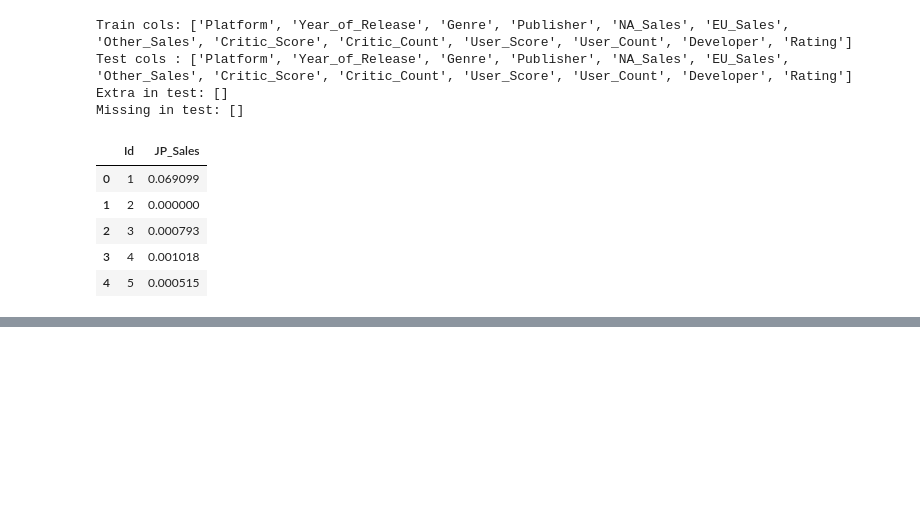
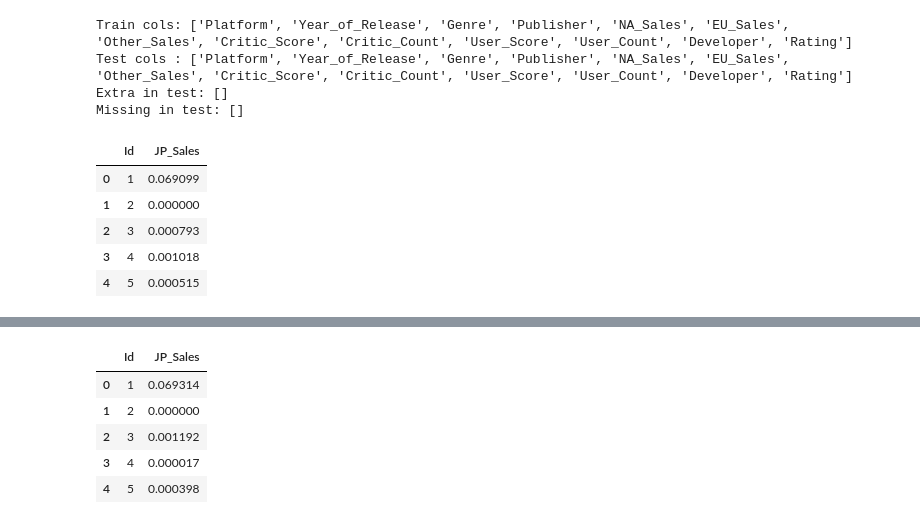
Before and after one commit to alehay/lab_machine_learning, a Jupyter notebook: video_games/lab_fixed_2.ipynb, the cells around one changed output, grey strips where cells are left out. Saved outputs shown, nothing was run; the diff lists cells and outputs as text; code cells hidden in the pictures; blank space fills up the shorter version.

```diff
--- a/video_games/lab_fixed_2.ipynb
+++ b/video_games/lab_fixed_2.ipynb
@@ -371,0 +382,80 @@ Best params: {'learning_rate': 0.02815592888411366, 'depth': 9, 'l2_leaf_reg': 1
+# %%
+from sklearn.model_selection import train_test_split
+
+test_df = pd.read_csv(TEST_PATH)
+test_X = test_df.drop(columns=[c for c in [TARGET] if c in test_df.columns], errors="ignore").copy()
+
+# как в train: drop Name
+if "Name" in test_X.columns:
+    test_X = test_X.drop(columns=["Name"])
+
+# User_Score -> numeric
+if "User_Score" in test_X.columns:
+    test_X["User_Score"] = pd.to_numeric(test_X["User_Score"], errors="coerce")
+
+test_X = test_X.reindex(columns=X.columns)
+
+# 1) Ridge full
+ridge_pipe_final = make_ridge_pipe(X, alpha=2.0, min_freq=50)
+ridge_pipe_final.fit(X, y)
+pred_ridge = np.clip(ridge_pipe_final.predict(test_X), 0, None)
+
+# 2) CatBoost final с holdout
+X_tr, X_va, y_tr, y_va = train_test_split(X, y, test_size=0.10, random_state=RANDOM_STATE)
+
+cat_cols = [c for c in ["Platform","Genre","Publisher","Developer","Rating"] if c in X_tr.columns]
+
+cat_cols = [c for c in ["Platform","Genre","Publisher","Developer","Rating"] if c in X_tr.columns]
+for c in cat_cols:
+    X_tr[c] = X_tr[c].astype("string").fillna("__MISSING__")
+    X_va[c] = X_va[c].astype("string").fillna("__MISSING__")
+    test_X[c] = test_X[c].astype("string").fillna("__MISSING__")
+
+cb_final = CatBoostRegressor(
+    loss_function="MAE",
+    iterations=30000,
+    learning_rate= 0.01035676342807933,
+    depth=7,
+    l2_leaf_reg=11.752852754960536,
+    random_strength=2.254576363272061,
+    bootstrap_type="Bayesian",
+    bagging_temperature=0.7923093913587462,
+    random_seed=RANDOM_STATE,
+    verbose=False,
+    one_hot_max_size = 18,
+    max_ctr_complexity = 4
+
+)
+
+cb_final.fit(
+    X_tr, y_tr,
+    cat_features=cat_idx,
+    eval_set=(X_va, y_va),
+    use_best_model=True,
+    early_stopping_rounds=500
+)
+
+
+
+print("Train cols:", list(X.columns))
+print("Test cols :", list(test_X.columns))
+
+extra = sorted(set(test_X.columns) - set(X.columns))
+missing = sorted(set(X.columns) - set(test_X.columns))
+print("Extra in test:", extra)
+print("Missing in test:", missing)
+
+pred_cb = np.clip(cb_final.predict(test_X), 0, None)
+# 3) Ensemble
+w = best["w"]  # вес CatBoost, найденный по OOF
+pred_ens = np.clip(w * pred_cb + (1 - w) * pred_ridge, 0, None)
+
+# 4) Submission
+if "Id" in test_df.columns:
+    sub = pd.DataFrame({"Id": test_df["Id"], "JP_Sales": pred_ens})
+else:
+    sub = pd.DataFrame({"Id": np.arange(1, len(test_df) + 1), "JP_Sales": pred_ens})
+
+sub.to_csv("sub3.csv", index=False)
+sub.head()
+# %% [output]
@@ -371,0 +466,6 @@ Best params: {'learning_rate': 0.02815592888411366, 'depth': 9, 'l2_leaf_reg': 1
+|  | Id | JP_Sales |
+| 0 | 1 | 0.069314 |
+| 1 | 2 | 0.000000 |
+| 2 | 3 | 0.001192 |
+| 3 | 4 | 0.000017 |
+| 4 | 5 | 0.000398 |
```
Also changed, not shown: parts of 2 cells of this notebook, 8 other files.
